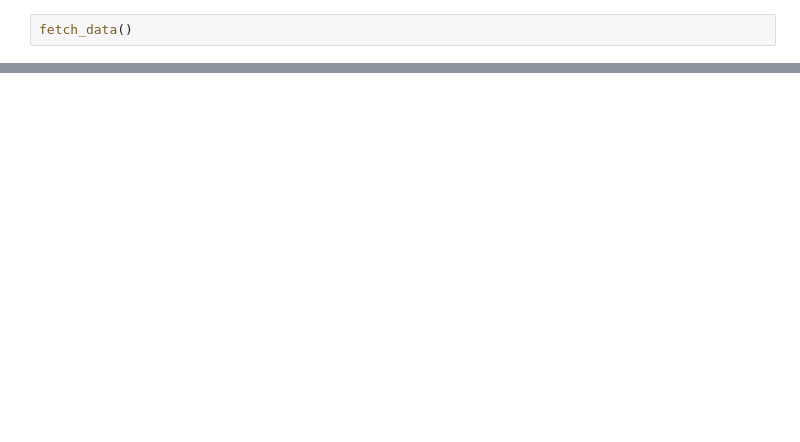
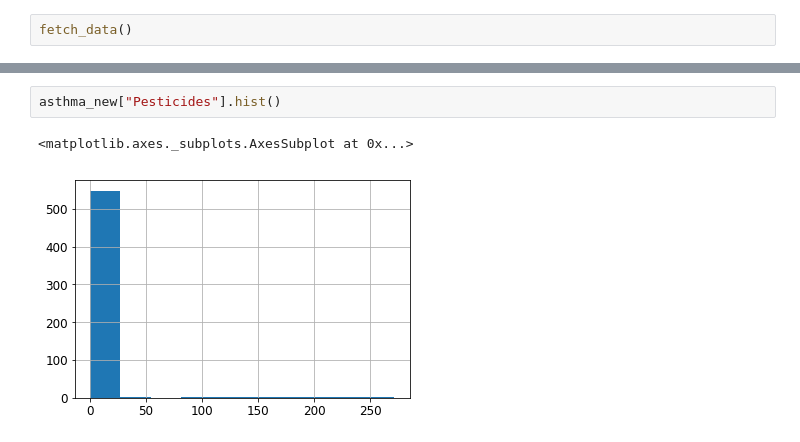
Before and after one commit to garridolecca/AsthmaGIS, a Jupyter notebook: Asthma Project.ipynb, the cells around one changed output, grey strips where cells are left out. Drawn from its saved outputs; the diff is of its cells as text; blank space fills up the shorter version.

```diff
--- a/Asthma Project.ipynb
+++ b/Asthma Project.ipynb
@@ -125,0 +364,5 @@ AttributeError: module 'matplotlib' has no attribute 'show'
+# %%
+asthma_new["Pesticides"].hist()
+# %% [output]
+<matplotlib.axes._subplots.AxesSubplot at 0x...>
+[figure, added]
```
Also changed, not shown: parts of 48 cells of this notebook, 10 other files.
